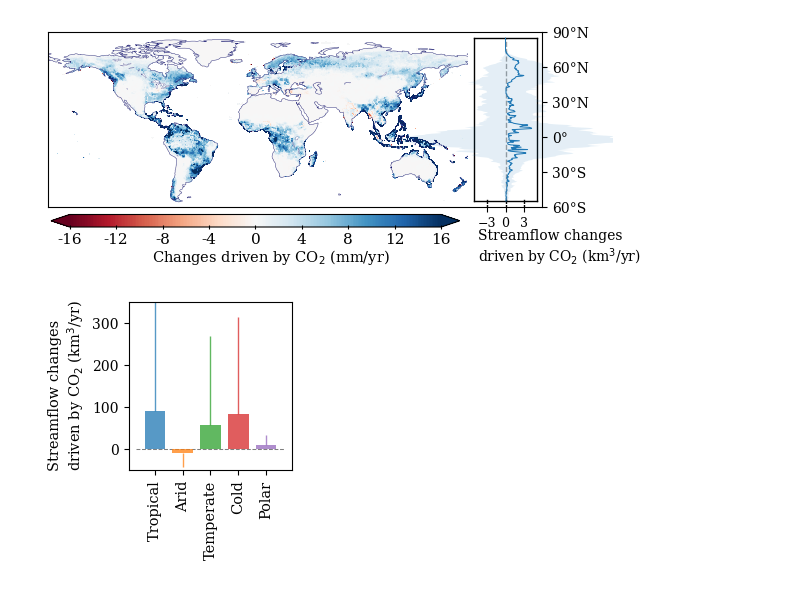
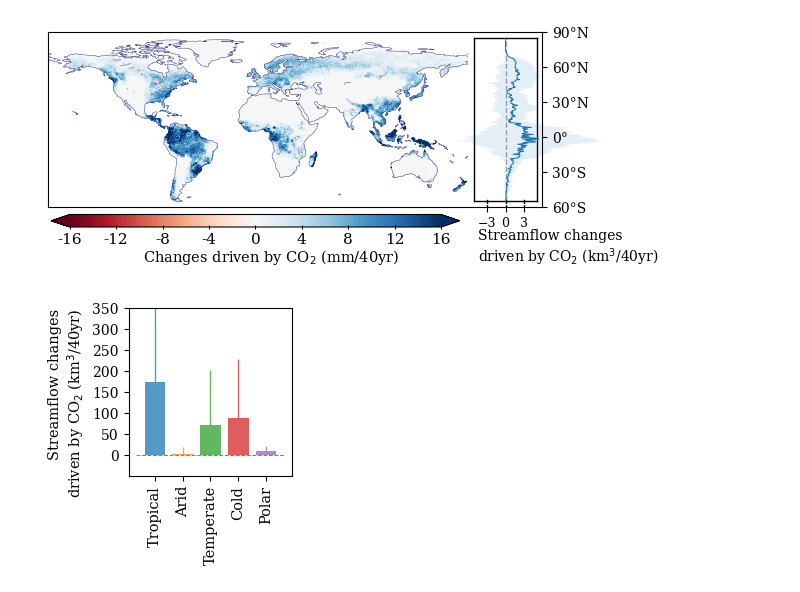
Before and after one commit to MHland/GMOCO2, a Jupyter notebook: Fig 1.ipynb, the cells around one changed output. Cells and saved outputs as stored; diff of their text form; code cells hidden in the pictures.

```diff
--- a/Fig 1.ipynb
+++ b/Fig 1.ipynb
@@ -26,16 +26,12 @@ def cal_area():
 
 # Plotting Figure 1a and 1b
 def Figure_1ab():
-    data = xr.open_dataset(r"dataset\CO2.nc")
-    co2 = data.CO2.data[:]
+    data = xr.open_dataset(r"dataset\CO2_trend.nc")
+    co2 = data.CO2.data[:]*40 # Trends multiplied by 40 years
 
-    # Eliminating obvious outliers,
-    # in fact, the 99.9% quantile of the CO2 variable is 122,
-    # and 3000 is an extremely large outlier rejection variable.
-    co2[np.abs(co2) > 3000] = np.nan
     d = cal_area()
-    lat_runoff = np.zeros((15, 360))
-    for i in range(15):
+    lat_runoff = np.zeros((14, 360))
+    for i in range(14):
         # unit conversion
         d_here = co2[i, :] * d / 1000000
         lat_runoff[i, :] = np.nansum(d_here, axis=1)
@@ -75,15 +71,14 @@ def Figure_1ab():
     ax.spines['right'].set_linewidth(0)
     plt.xticks([-3, 0, 3], family='serif', fontsize=9)
     plt.yticks([], family='serif')
-    fig.text(0.71, 0.01, "Streamflow changes \ndriven by CO$_2$ (km$^3$/yr)",
+    fig.text(0.71, 0.01, "Streamflow changes \ndriven by CO$_2$ (km$^3$/40yr)",
                                   fontfamily='serif', va='bottom', ha='left')
 
-    data = xr.open_dataset(r"dataset\CO2.nc")
-    change = data.CO2.data[:]
+
+    # Plotting a
+    change = data.CO2.data[:14,:]*40
     change = np.nanmedian(change, axis=0)
     proj = ccrs.PlateCarree()
-
-    # Plotting a
     ax = fig.add_axes([-0.05, 0.25, 0.8, 0.7], projection=proj)
     ax.patch.set_alpha(0)
     colorK = plt.get_cmap('RdBu')(np.linspace(0, 1, 240))
@@ -101,49 +96,45 @@ def Figure_1ab():
     ax.tick_params(labelsize='small')
     plt.xticks(family='serif')
     plt.yticks(family='serif')
 
     # Plotting colorbar
     ax4 = fig.add_axes([0.01, 0.17, 0.67, 0.05])
     cbar = fig.colorbar(im, cax=ax4, orientation='horizontal')
     cbar.ax.tick_params(bottom=True, tickdir='inout', pad=2)
     cbar.set_ticks([-16 + i * 4 for i in range(9)])
     cbar.set_ticklabels([int(-16 + i * 4) for i in range(9)], fontsize=11, family='serif')
 
-    fig.text(0.37, 0.05, 'Changes driven by CO$_2$ (mm/yr)', fontsize=10.5, fontfamily='serif',
+    fig.text(0.37, 0.05, 'Changes driven by CO$_2$ (mm/40yr)', fontsize=10.5, fontfamily='serif',
              va='center', ha='center')
 
     ax = fig.add_axes([0.005, 0.25, 0.81, 0.7])
     ax.patch.set_alpha(0)
     ax.set_yticks(np.arange(-90, 90 + 30, 30))
     ax.yaxis.set_major_formatter(LatitudeFormatter())
     ax.set_ylim([-60, 90])
     ax.yaxis.tick_right()
     plt.xticks([])
     plt.yticks(family='serif')
 
     fig.patch.set_alpha(0)
 
     plt.tight_layout()
     plt.rcParams['savefig.dpi'] = 3000
     plt.show()
 
 Figure_1ab()
 # %% [output]
-[figure, old version]
+[figure, new version]
 # %%
 def Figure_1c():
-    data = xr.open_dataset(r"dataset\CO2.nc")
+    data = xr.open_dataset(r"dataset\CO2_trend.nc")
     con = xr.open_dataset(r"dataset\Beck_KG_5_classifications.nc")
     con = con.data[:]
-    co2 = data.CO2.data[:]
+    co2 = data.CO2.data[:]*40
 
-    # Eliminating obvious outliers,
-    # in fact, the 99.9% quantile of the CO2 variable is 122,
-    # and 3000 is an extremely large outlier rejection variable.
-    co2[np.abs(co2) > 3000] = np.nan
     d = cal_area()
-    lat_runoff = np.zeros((15, 5))
-    for i in range(15):
+    lat_runoff = np.zeros((14, 5))
+    for i in range(14):
         d_here = co2[i, :] * d / 1000000
         for j in range(5):
             lat_runoff[i, j] = np.nansum(d_here[con==j+1])
@@ -159,19 +150,16 @@ def Figure_1c():
     std = np.std(lat_runoff, axis=0)
     color = ['#1f77b4', '#ff7f0e', '#2ca02c', '#d62728', '#9467bd']
     for i in [0, 1, 2, 3, 4]:
-        if i == 1:
-            ax.errorbar(x=[i + 1], y=y[i], yerr=[[std[i]], [0]], color=color[i], linewidth=1, alpha=0.75)
-        else:
-            ax.errorbar(x=[i+1], y=y[i], yerr=[[0], [std[i]]], color=color[i], linewidth=1, alpha=0.75)
+        ax.errorbar(x=[i+1], y=y[i], yerr=[[0], [std[i]]], color=color[i], linewidth=1, alpha=0.75)
 
     plt.xlim([0.05, 5.95])
     plt.ylim([-50, 350])
     plt.xticks([1, 2, 3, 4, 5], ['Tropical', 'Arid', 'Temperate', 'Cold', 'Polar'],
                rotation=90,
                family='serif', fontsize=10.5)
-    plt.yticks(family='serif')
-    plt.ylabel('Streamflow changes\ndriven by CO$_2$ (km$^3$/yr)', family='serif',
-               fontsize=10.5, loc='bottom')
+    plt.yticks([0, 50, 100, 150, 200, 250, 300, 350], family='serif')
+    plt.ylabel('Streamflow changes\ndriven by CO$_2$ (km$^3$/40yr)', family='serif',
+               fontsize=10.5, loc='top')
     fig.patch.set_alpha(0)
     plt.tight_layout()
     plt.subplots_adjust(
@@ -186,4 +174,4 @@ def Figure_1c():
 
 Figure_1c()
 # %% [output]
-[figure, old version]
+[figure, new version]
```
Also changed, not shown: 3 other files.
